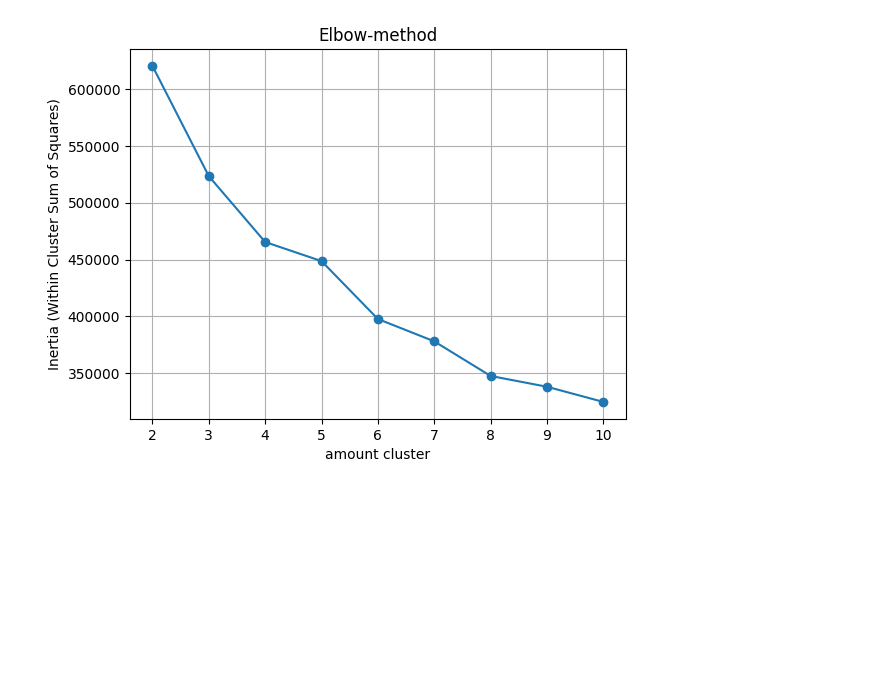
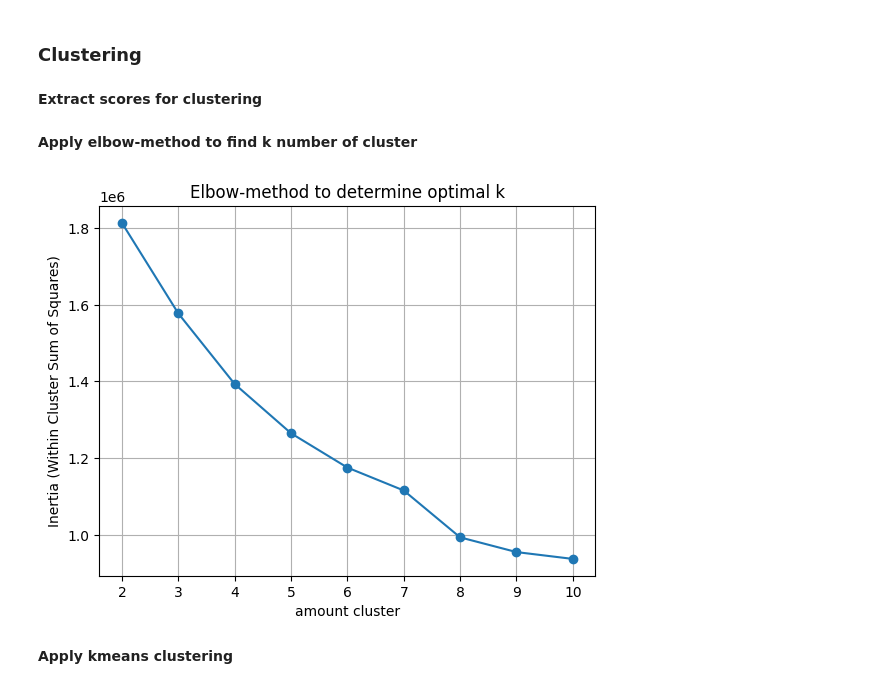
Before and after one commit to bfreiheit/customer_segmentation, a Jupyter notebook: notebooks/Segmentation.ipynb, the cells around one changed output. Cells and saved outputs as stored; diff of their text form; code cells hidden in the pictures; blank space fills up the shorter version.

Commit message:
improve segmentation pipeline

```diff
--- a/notebooks/Segmentation.ipynb
+++ b/notebooks/Segmentation.ipynb
@@ -93,0 +87,11 @@ X_train, X_test, _, _ = train_test_split(
+# %%
+for score_name, features in feature_groups.items():
+    cohort = functions.PCA_pipeline(df=cohort, features=features, score_name=score_name)
+# %%
+scores = [k for k in feature_groups.keys()]
+
+matrix = np.triu(cohort[scores].corr())
+plt.figure(figsize=(6, 3))
+plt.title('Correlation matrix of PCA-reduced scores', fontsize=10)
+sns.heatmap(cohort[scores].corr(), annot=True, fmt=".2f", cmap="coolwarm", vmin=-0.4, center=0, mask=matrix)
+plt.show()
@@ -94,18 +100,28 @@ X_train, X_test, _, _ = train_test_split(
+# %% [markdown]
+### **Clustering**
+# %% [markdown]
+**Extract scores for clustering**
+# %%
+X = cohort[scores]
+# %% [markdown]
+**Apply elbow-method to find k number of cluster**
 # %%
 inertia = []
 k_range = range(2, 11)
 
 for k in k_range:
     kmeans = KMeans(n_clusters=k, random_state=42, n_init="auto")
-    kmeans.fit(cohort_cleaned)
+    kmeans.fit(X)
     inertia.append(kmeans.inertia_)
 
 plt.plot(k_range, inertia, "o-")
 plt.xlabel("amount cluster")
 plt.ylabel("Inertia (Within Cluster Sum of Squares)")
-plt.title("Elbow-method")
+plt.title("Elbow-method to determine optimal k")
 plt.grid(True)
 plt.show()
 # %% [output]
-[figure, old version]
+[figure, new version]
+# %% [markdown]
+**Apply kmeans clustering**
 # %%
```
Also changed, not shown: parts of 19 cells of this notebook, 5 other files.
